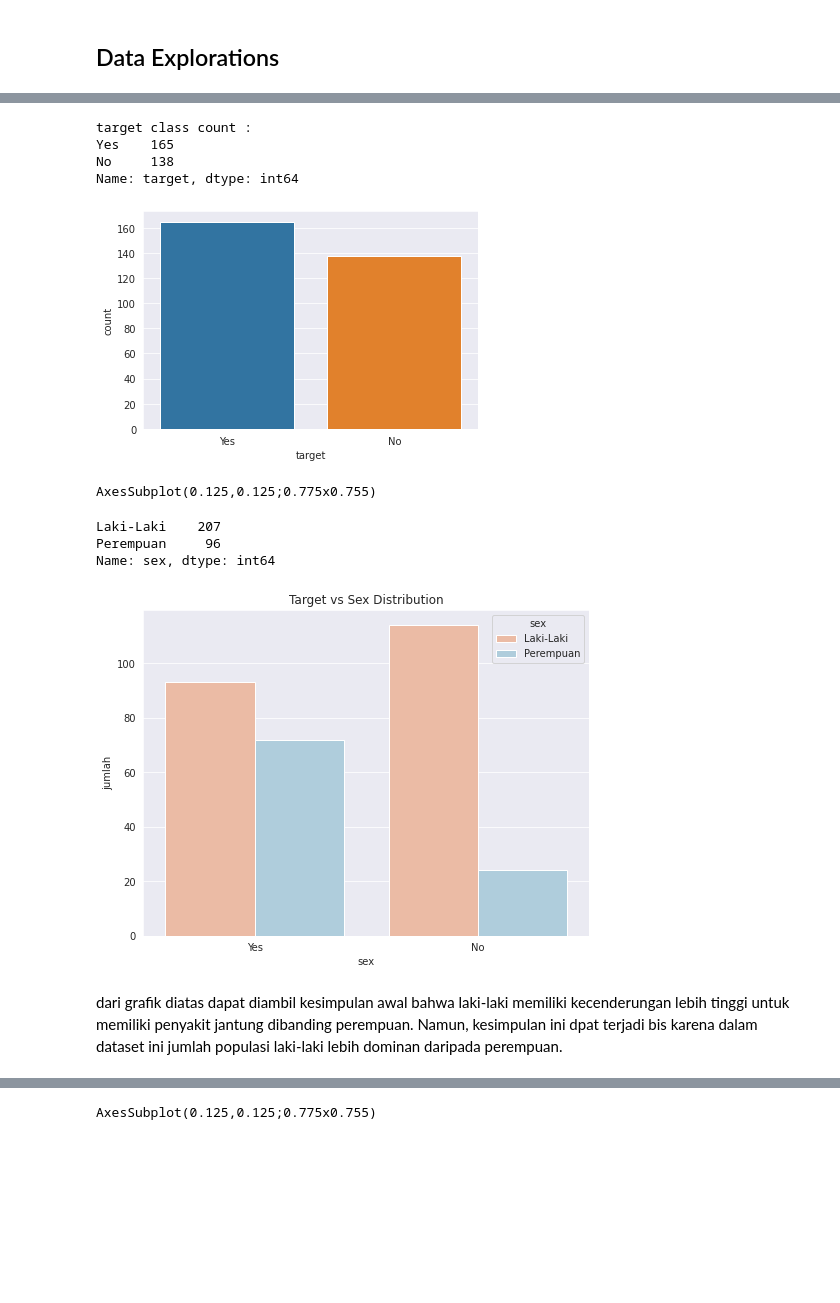
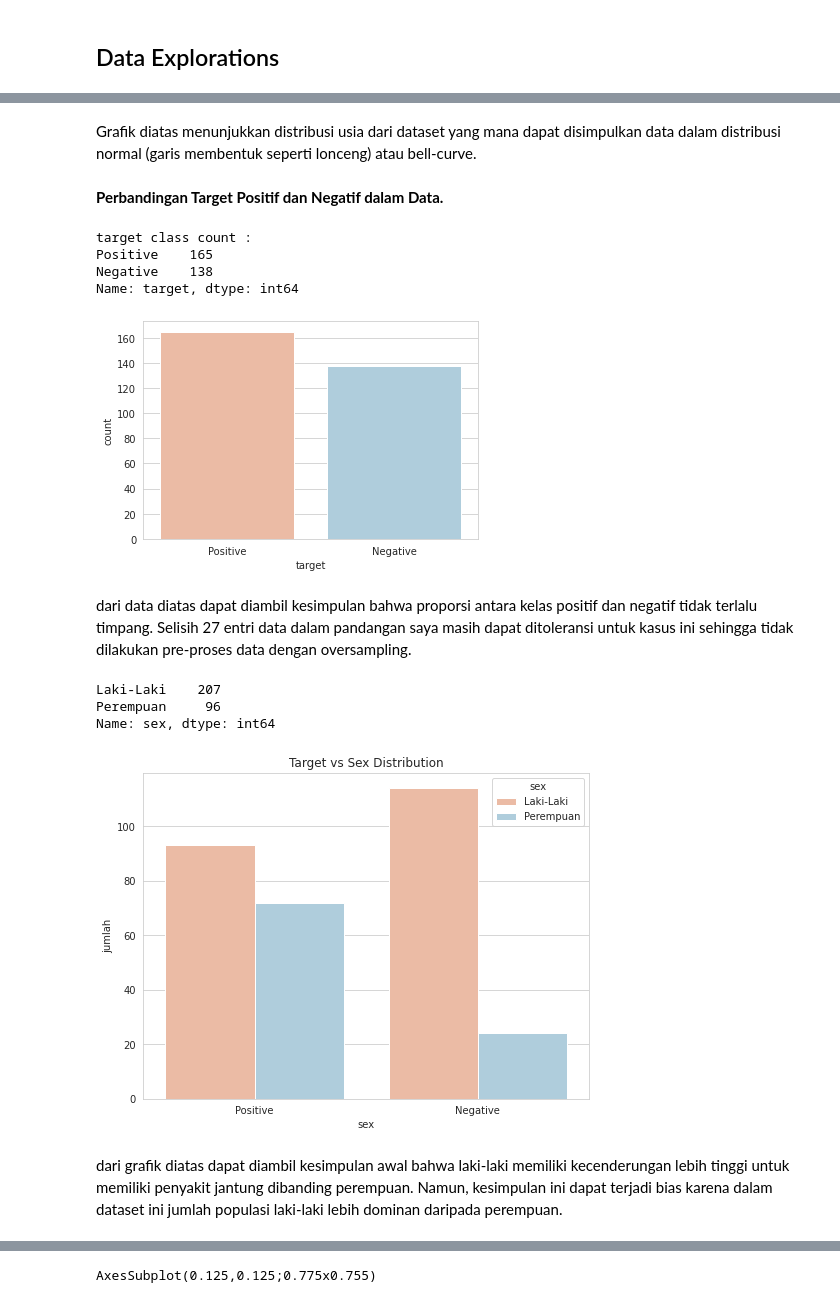
Before and after one commit to andreyprm/PYTN_Prakerja_9_014, a Jupyter notebook: PTYN_Prakerja_AndreasYogaParama.ipynb, the cells around one changed output, grey strips where cells are left out. Cells and saved outputs as stored; diff of their text form; code cells hidden in the pictures; blank space fills up the shorter version.

```diff
--- a/PTYN_Prakerja_AndreasYogaParama.ipynb
+++ b/PTYN_Prakerja_AndreasYogaParama.ipynb
@@ -29,6 +32,7 @@ import pandas as pd
 import numpy as np
 import matplotlib.pyplot as plt
 import seaborn as sns
+sns.set_style('whitegrid')
 %matplotlib inline
 
 import warnings
@@ -36,8 +40,8 @@ warnings.filterwarnings("ignore")
 # %% [markdown]
 ### import dataset
 # %%
-url = 'https://drive.google.com/file/d/1mJ-noOJI3CmBdGdttYdWDC5lxT4zM-9z/view?usp=sharing'
-url = 'https://drive.google.com/uc?id=' + url.split('/')[-2]
+url_a = 'https://drive.google.com/file/d/1mJ-noOJI3CmBdGdttYdWDC5lxT4zM-9z/view?usp=sharing'
+url = 'https://drive.google.com/uc?id=' + url_a.split('/')[-2]
 df = pd.read_csv(url)
 df.head()
 # %% [output]
@@ -106,4 +81,0 @@ Name: target, dtype: float64
-# %%
-sns.set_style('darkgrid')
-sns.distplot(df_g['age'])
-plt.show()
@@ -112,25 +101,29 @@ plt.show()
+# %% [markdown]
+Grafik diatas menunjukkan distribusi usia dari dataset yang mana dapat disimpulkan data dalam distribusi normal (garis membentuk seperti lonceng) atau bell-curve.
+# %% [markdown]
+<b>Perbandingan Target Positif dan Negatif dalam Data.</b>
 # %%
 df_g = df
 
-df_g['target'] = df_g['target'].map({0:'No',
-                                 1:'Yes'})
+df_g['target'] = df_g['target'].map({0:'Negative',
+                                     1:'Positive'})
 
 df_g['sex'] = df_g['sex'].map({0:'Perempuan',
-                           1:'Laki-Laki'})
+                               1:'Laki-Laki'})
 # %%
 print('target class count :')
 print(df_g['target'].value_counts())
 
-graph1 = sns.countplot(df_g['target'])
+graph1 = sns.countplot(df_g['target'],palette="RdBu")
 plt.show()
-print(graph1)
 # %% [output]
 target class count :
-Yes    165
-No     138
+Positive    165
+Negative    138
 Name: target, dtype: int64
-[figure, old version]
+[figure, new version]
-AxesSubplot(0.125,0.125;0.775x0.755)
+# %% [markdown]
+dari data diatas dapat diambil kesimpulan bahwa proporsi antara kelas positif dan negatif tidak terlalu timpang. Selisih 27 entri data dalam pandangan saya masih dapat ditoleransi untuk kasus ini sehingga tidak dilakukan pre-proses data dengan oversampling.
 # %%
 print(df_g['sex'].value_counts(),'\n')
 
@@ -144,6 +137,6 @@ plt.show()
 Laki-Laki    207
 Perempuan     96
 Name: sex, dtype: int64
-[figure, old version]
+[figure, new version]
 # %% [markdown]
-dari grafik diatas dapat diambil kesimpulan awal bahwa laki-laki memiliki kecenderungan lebih tinggi untuk memiliki penyakit jantung dibanding perempuan. Namun, kesimpulan ini dpat terjadi bis karena dalam dataset ini jumlah populasi laki-laki lebih dominan daripada perempuan.
+dari grafik diatas dapat diambil kesimpulan awal bahwa laki-laki memiliki kecenderungan lebih tinggi untuk memiliki penyakit jantung dibanding perempuan. Namun, kesimpulan ini dapat terjadi bias karena dalam dataset ini jumlah populasi laki-laki lebih dominan daripada perempuan.
```
Also changed, not shown: parts of 22 cells of this notebook.
